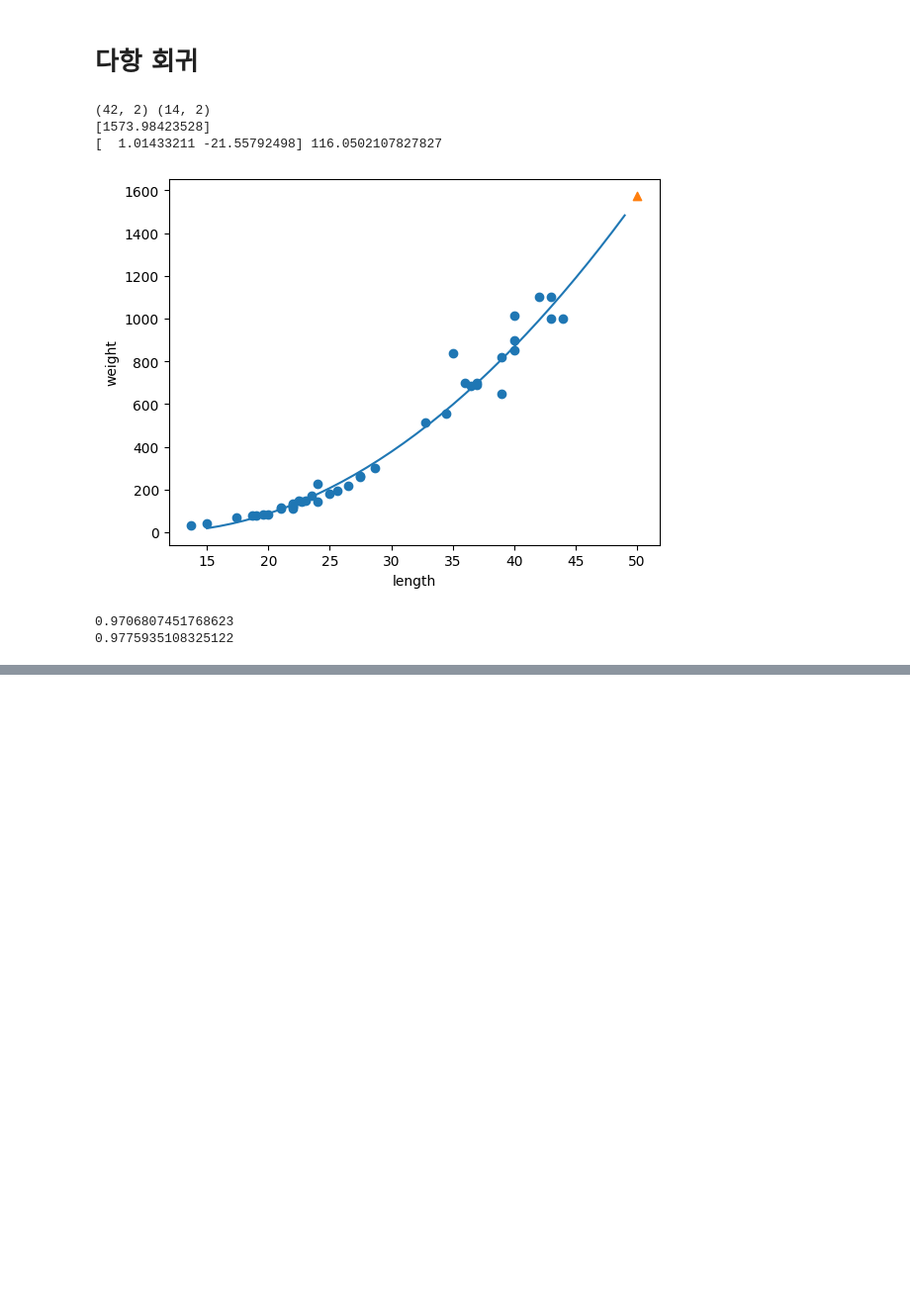
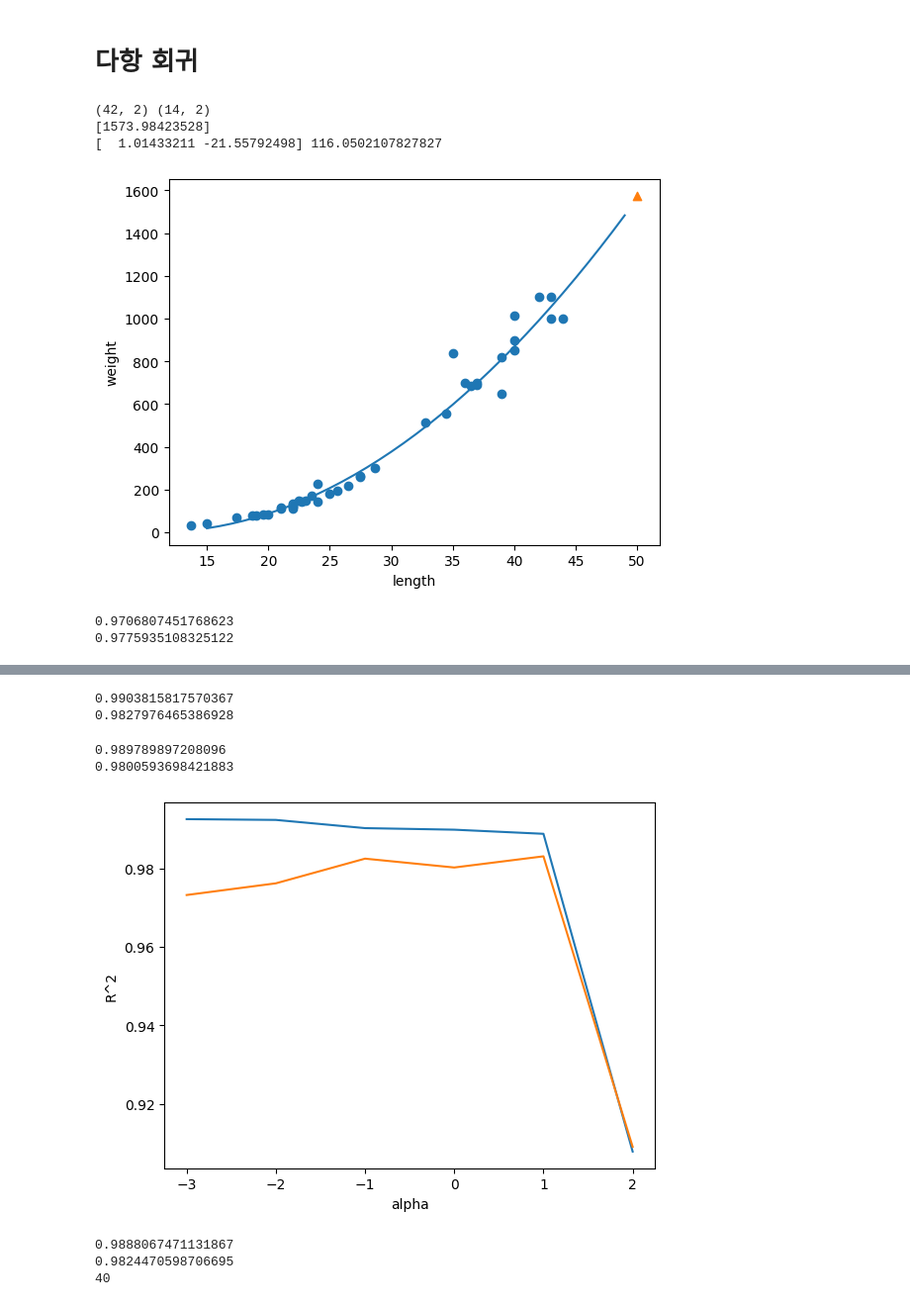
Before and after one commit to mapzine123/machine-running, a Jupyter notebook: 선형_회귀.ipynb, the cells around one changed output, grey strips where cells are left out. Shown: that part at 99% size. Drawn from its saved outputs; the diff is of its cells as text; code cells hidden in the pictures; blank space fills up the shorter version.

```diff
--- a/선형_회귀.ipynb
+++ b/선형_회귀.ipynb
@@ -145,0 +203,9 @@ print(lr.score(test_poly, test_target))
+# %%
+# 다중 회귀 모델 훈련
+from sklearn.linear_model import LinearRegression
+
+lr = LinearRegression()
+lr.fit(train_poly, train_target)
+
+print(lr.score(train_poly, train_target))
+print(lr.score(test_poly, test_target))
@@ -145,0 +293,59 @@ print(lr.score(test_poly, test_target))
+# %%
+# 최종 훈련
+ridge = Ridge(alpha=0.1)
+ridge.fit(train_scaled, train_target)
+print(ridge.score(train_scaled, train_target))
+print(ridge.score(test_scaled, test_target))
+# %% [output]
+0.9903815817570367
+0.9827976465386928
+# %%
+# lasso 회귀
+from sklearn.linear_model import Lasso
+lasso = Lasso()
+lasso.fit(train_scaled, train_target)
+print(lasso.score(train_scaled, train_target))
+print(lasso.score(test_scaled, test_target)
+# %% [output]
+0.989789897208096
+0.9800593698421883
+# %%
+# lasso도 alpha값 바꿔가며 점수 계산
+train_score = []
+test_score = []
+alpha_list = [0.001, 0.01, 0.1, 1, 10, 100]
+
+for alpha in alpha_list :
+  # 라쏘 모델은 최적 계수를 찾기위해 반복적인 계산을 수행하는데, 지정한 반복 횟수가 부족할때 경고가 뜸.
+  # 반복횟수를 충분히 늘리기 위해 max_iter 매개 변수 값 설정
+  lasso = Lasso(alpha=alpha, max_iter=10000)
+  lasso.fit(train_scaled, train_target)
+  train_score.append(lasso.score(train_scaled, train_target))
+  test_score.append(lasso.score(test_scaled, test_target))
+
+plt.plot(np.log10(alpha_list), train_score)
+plt.plot(np.log10(alpha_list), test_score)
+plt.xlabel('alpha')
+plt.ylabel('R^2')
+plt.show()
+
+# 파랑색 : 훈련 세트 그래프
+# 주황색 : 테스트 세트 그래프
+# %% [output]
+[figure, added]
+# %%
+# lasso 모델 최종 학습
+lasso = Lasso(alpha=10)
+lasso.fit(train_scaled, train_target)
+print(lasso.score(train_scaled, train_target))
+print(lasso.score(test_scaled, test_target))
+
+# Lasso 모델은 계수 값을 0으로 만들어 버릴 수도 있음
+# 학습 후 0으로 만든 계수는 몇개??
+print(np.sum(lasso.coef_ == 0)) # 40개
+
+# 아! Lasso모델은 진짜 유용한 특성을 골라내는 용도로 사용할 수 있구나
+# %% [output]
+0.9888067471131867
+0.9824470598706695
+40
```
Also changed, not shown: parts of 11 cells of this notebook.
